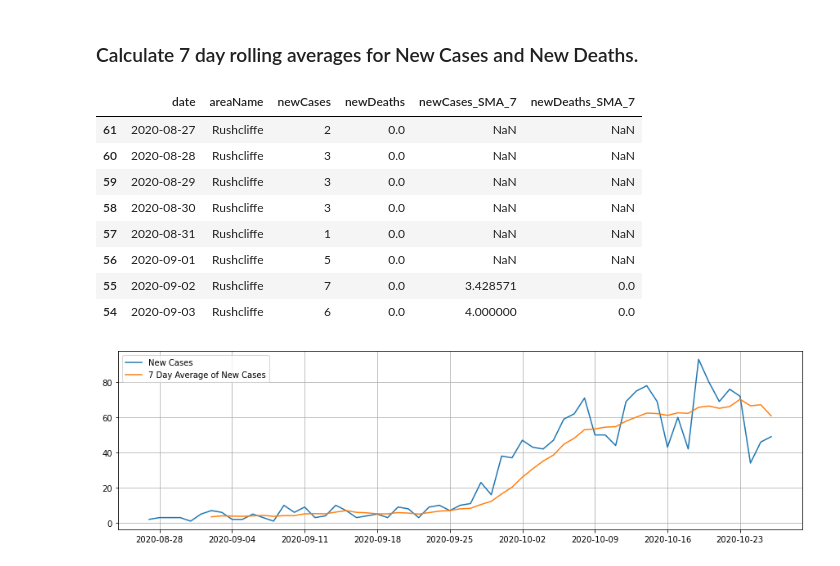
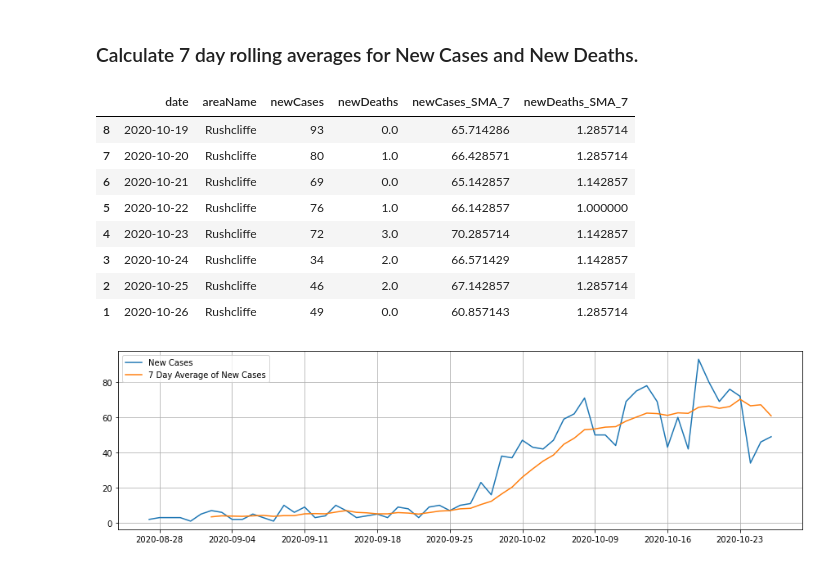
Before and after one commit to bcdobbs/Covid19, a Jupyter notebook: RushcliffeCV19Data.ipynb, the cells around one changed output. Drawn from its saved outputs; the diff is of its cells as text; code cells hidden in the pictures.

```diff
--- a/RushcliffeCV19Data.ipynb
+++ b/RushcliffeCV19Data.ipynb
@@ -55,18 +55,18 @@ df = df.sort_values(by="date")
 # %%
 df['newCases_SMA_7'] = df["newCases"].rolling(window=7).mean()
 df['newDeaths_SMA_7'] = df["newDeaths"].rolling(window=7).mean()
 
-df.head(8)
+df.tail(8)
 # %% [output]
 |  | date | areaName | newCases | newDeaths | newCases_SMA_7 | newDeaths_SMA_7 |
-| 61 | 2020-08-27 | Rushcliffe | 2 | 0.0 | NaN | NaN |
-| 60 | 2020-08-28 | Rushcliffe | 3 | 0.0 | NaN | NaN |
-| 59 | 2020-08-29 | Rushcliffe | 3 | 0.0 | NaN | NaN |
-| 58 | 2020-08-30 | Rushcliffe | 3 | 0.0 | NaN | NaN |
-| 57 | 2020-08-31 | Rushcliffe | 1 | 0.0 | NaN | NaN |
-| 56 | 2020-09-01 | Rushcliffe | 5 | 0.0 | NaN | NaN |
-| 55 | 2020-09-02 | Rushcliffe | 7 | 0.0 | 3.428571 | 0.0 |
-| 54 | 2020-09-03 | Rushcliffe | 6 | 0.0 | 4.000000 | 0.0 |
+| 8 | 2020-10-19 | Rushcliffe | 93 | 0.0 | 65.714286 | 1.285714 |
+| 7 | 2020-10-20 | Rushcliffe | 80 | 1.0 | 66.428571 | 1.285714 |
+| 6 | 2020-10-21 | Rushcliffe | 69 | 0.0 | 65.142857 | 1.142857 |
+| 5 | 2020-10-22 | Rushcliffe | 76 | 1.0 | 66.142857 | 1.000000 |
+| 4 | 2020-10-23 | Rushcliffe | 72 | 3.0 | 70.285714 | 1.142857 |
+| 3 | 2020-10-24 | Rushcliffe | 34 | 2.0 | 66.571429 | 1.142857 |
+| 2 | 2020-10-25 | Rushcliffe | 46 | 2.0 | 67.142857 | 1.285714 |
+| 1 | 2020-10-26 | Rushcliffe | 49 | 0.0 | 60.857143 | 1.285714 |
 # %%
 plt.figure(figsize=[15,4])
 plt.grid(True)
```
Also changed, not shown: 3 other files.
